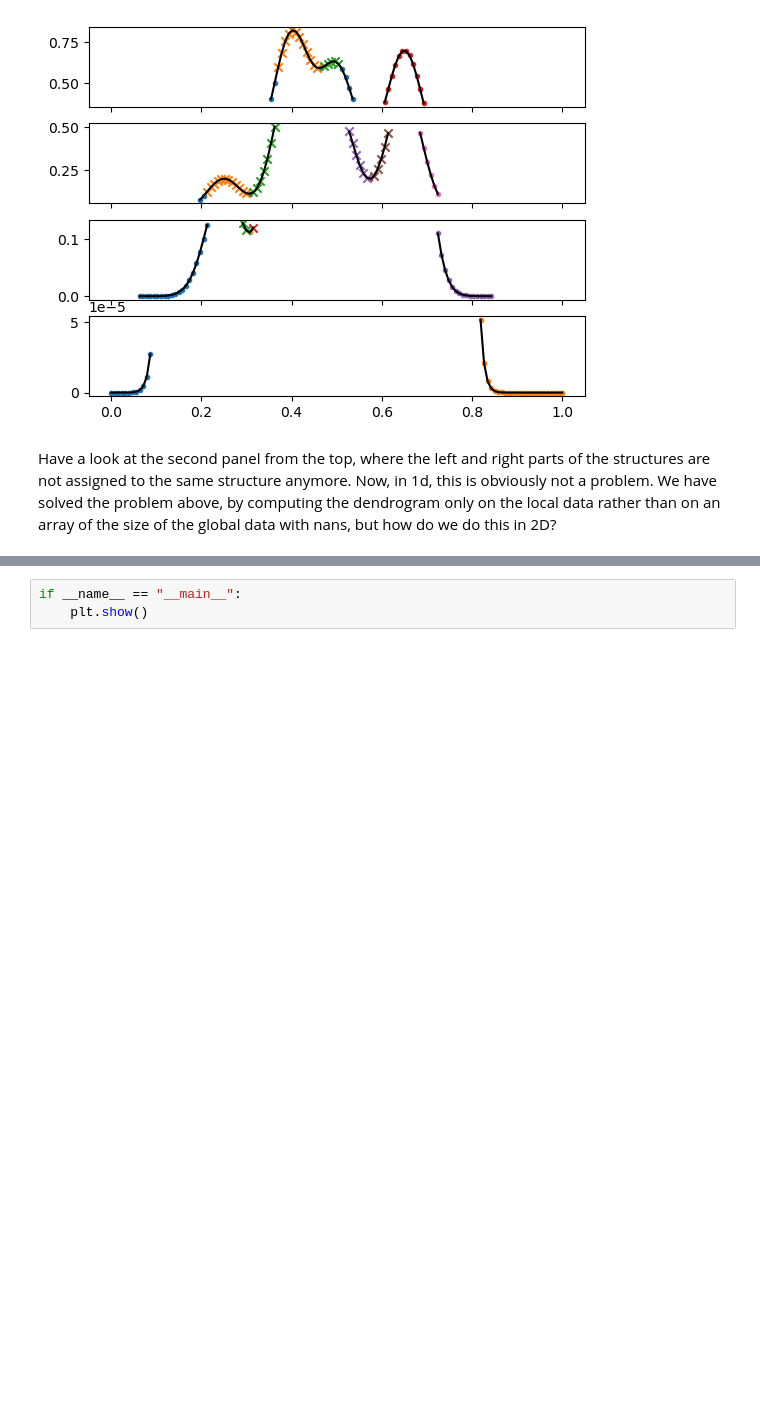
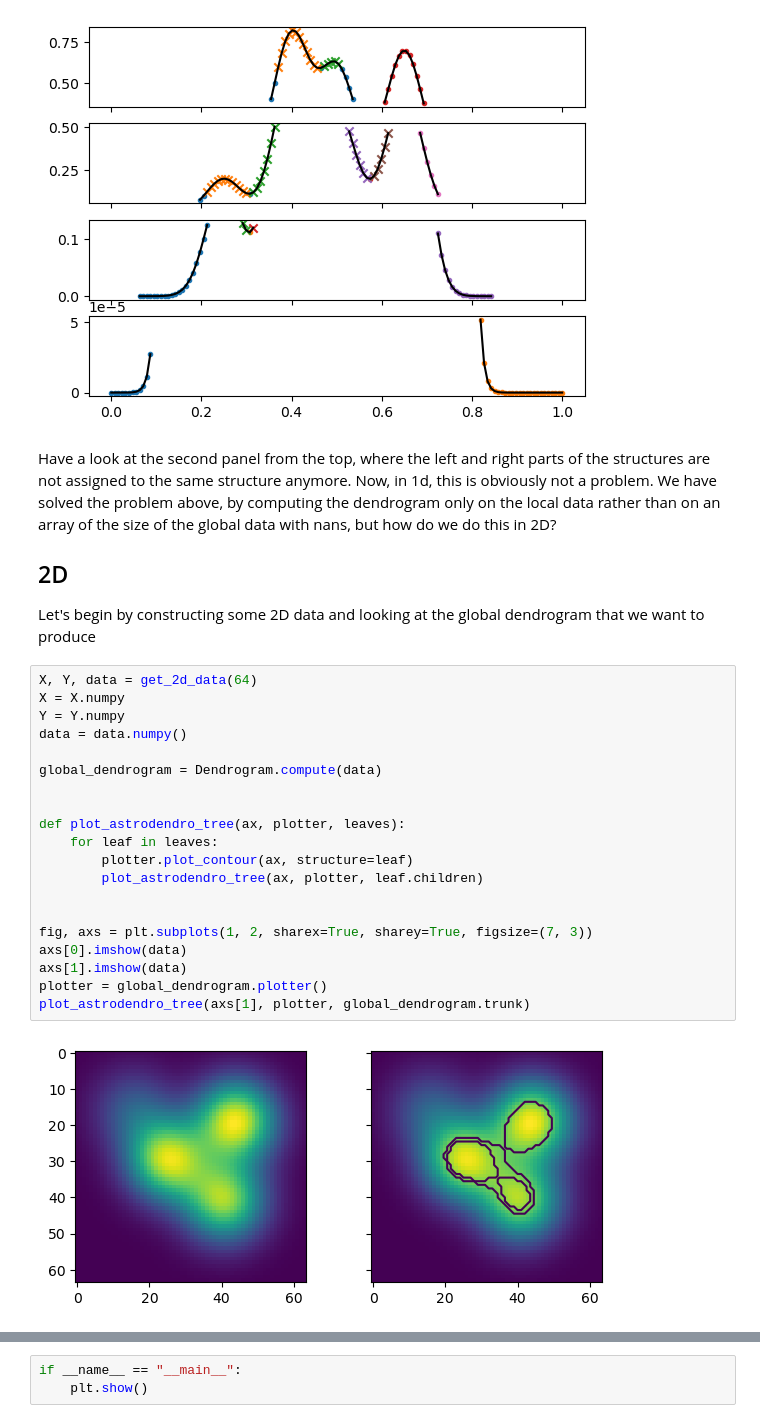
Before and after one commit to brownbaerchen/dendrogram, a Jupyter notebook: notebooks/adjacency_in_vertical_distribution.ipynb, the cells around one changed output, grey strips where cells are left out. Cells and saved outputs as stored; diff of their text form; blank space fills up the shorter version.

```diff
--- a/notebooks/adjacency_in_vertical_distribution.ipynb
+++ b/notebooks/adjacency_in_vertical_distribution.ipynb
@@ -137,3 +139,29 @@ for i in range(ntasks):
 Have a look at the second panel from the top, where the left and right parts of the structures are not assigned to the same structure anymore.
 Now, in 1d, this is obviously not a problem.
 We have solved the problem above, by computing the dendrogram only on the local data rather than on an array of the size of the global data with nans, but how do we do this in 2D?
+
+2D
+--
+Let's begin by constructing some 2D data and looking at the global dendrogram that we want to produce
+# %%
+X, Y, data = get_2d_data(64)
+X = X.numpy
+Y = Y.numpy
+data = data.numpy()
+
+global_dendrogram = Dendrogram.compute(data)
+
+
+def plot_astrodendro_tree(ax, plotter, leaves):
+    for leaf in leaves:
+        plotter.plot_contour(ax, structure=leaf)
+        plot_astrodendro_tree(ax, plotter, leaf.children)
+
+
+fig, axs = plt.subplots(1, 2, sharex=True, sharey=True, figsize=(7, 3))
+axs[0].imshow(data)
+axs[1].imshow(data)
+plotter = global_dendrogram.plotter()
+plot_astrodendro_tree(axs[1], plotter, global_dendrogram.trunk)
+# %% [output]
+[figure, added]
```
Also changed, not shown: parts of 10 cells of this notebook, 1 other file.
